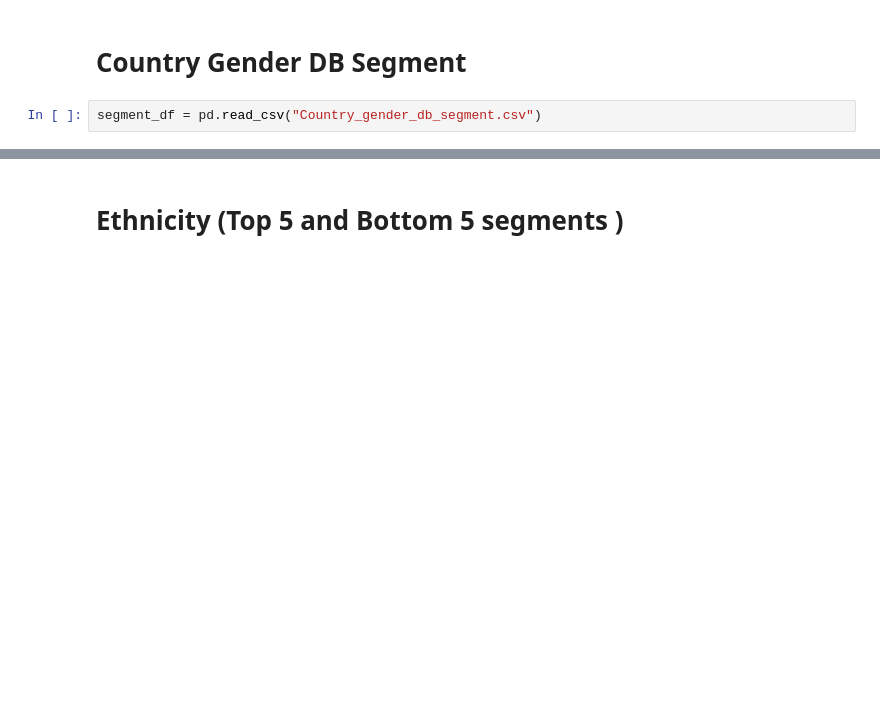
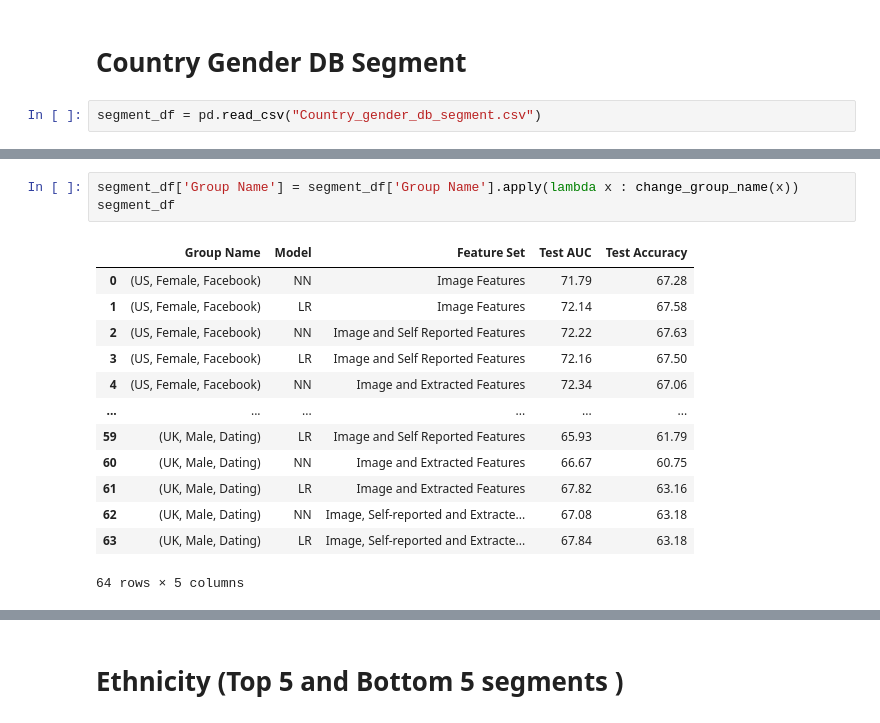
Before and after one commit to thejat/facial-political-recognition, a Jupyter notebook: Results_EDA.ipynb, the cells around one changed output, grey strips where cells are left out. Drawn from its saved outputs; the diff is of its cells as text; blank space fills up the shorter version.

```diff
--- a/Results_EDA.ipynb
+++ b/Results_EDA.ipynb
@@ -47,3 +65,20 @@ segment_df = pd.read_csv("Country_gender_db_segment.csv")
+# %%
+segment_df['Group Name'] = segment_df['Group Name'].apply(lambda x : change_group_name(x))
+segment_df
+# %% [output]
+|  | Group Name | Model | Feature Set | Test AUC | Test Accuracy |
+| 0 | (US, Female, Facebook) | NN | Image Features | 71.79 | 67.28 |
+| 1 | (US, Female, Facebook) | LR | Image Features | 72.14 | 67.58 |
+| 2 | (US, Female, Facebook) | NN | Image and Self Reported Features | 72.22 | 67.63 |
+| 3 | (US, Female, Facebook) | LR | Image and Self Reported Features | 72.16 | 67.50 |
+| 4 | (US, Female, Facebook) | NN | Image and Extracted Features | 72.34 | 67.06 |
+| ... | ... | ... | ... | ... | ... |
+| 59 | (UK, Male, Dating) | LR | Image and Self Reported Features | 65.93 | 61.79 |
+| 60 | (UK, Male, Dating) | NN | Image and Extracted Features | 66.67 | 60.75 |
+| 61 | (UK, Male, Dating) | LR | Image and Extracted Features | 67.82 | 63.16 |
+| 62 | (UK, Male, Dating) | NN | Image, Self-reported and Extracte... | 67.08 | 63.18 |
+| 63 | (UK, Male, Dating) | LR | Image, Self-reported and Extracte... | 67.84 | 63.18 |
+64 rows × 5 columns
 # %%
 fig, (ax1, ax2)= plt.subplots(1,2)
 fig.set_size_inches(10, 4)
```
Also changed, not shown: parts of 4 cells of this notebook.
